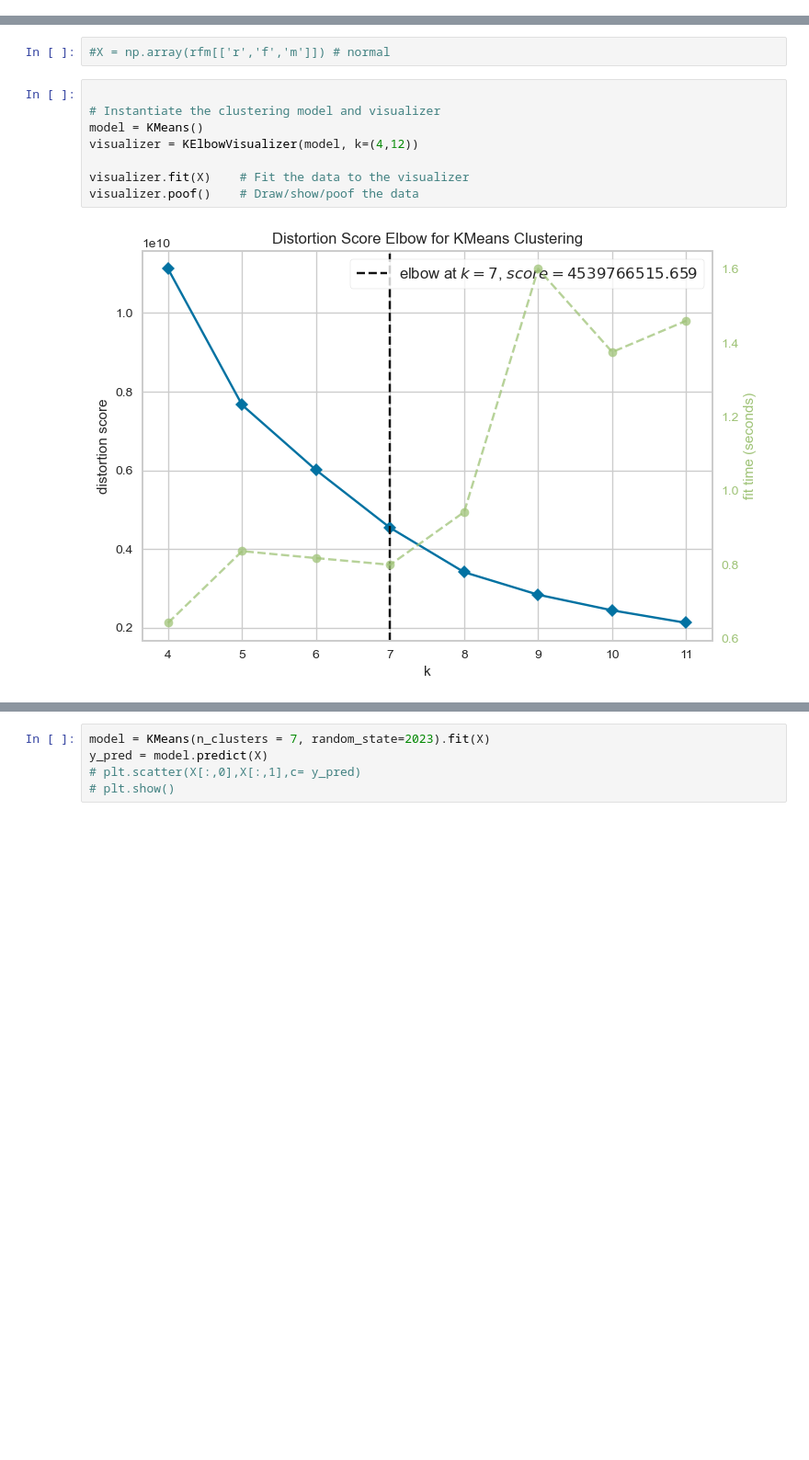
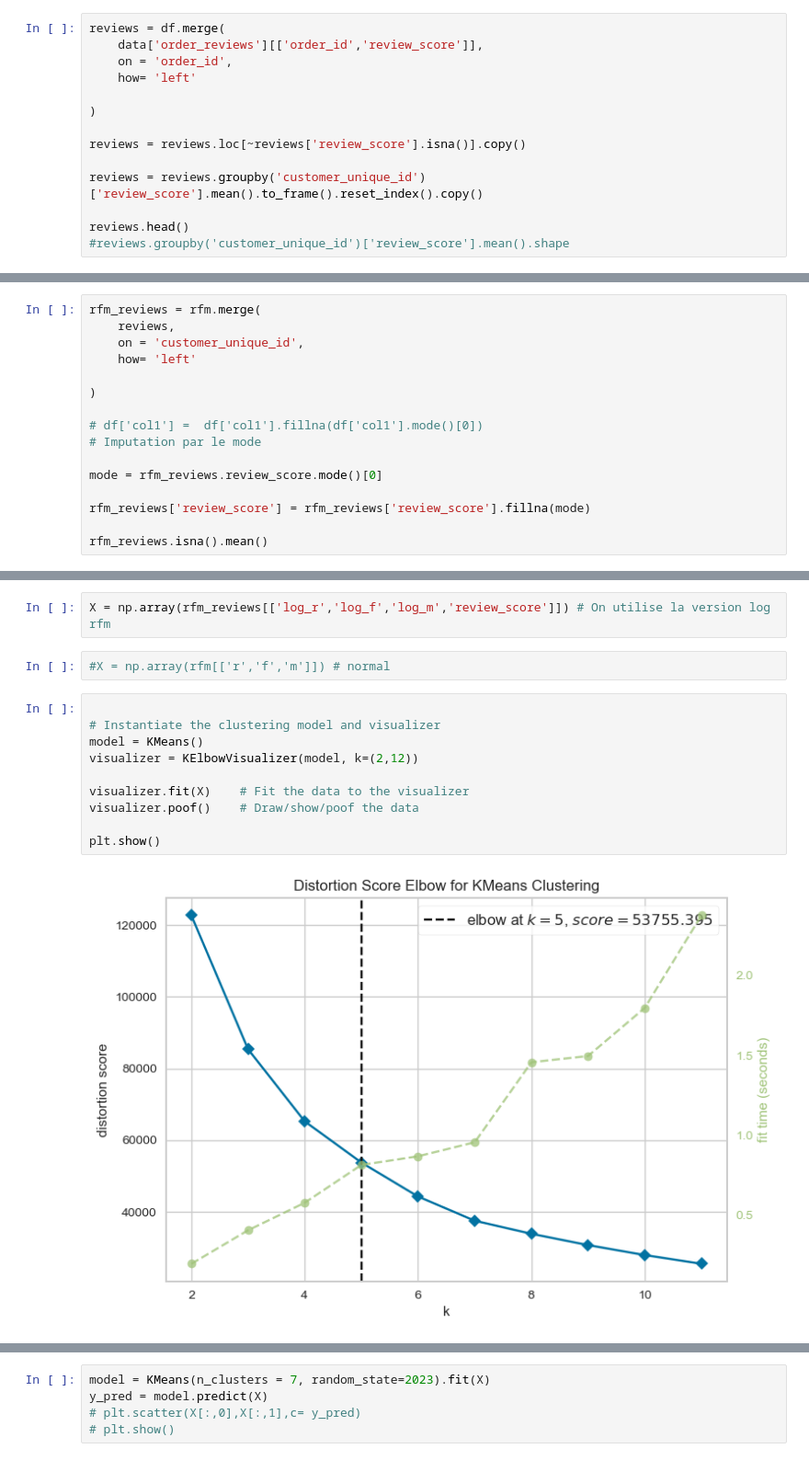
Before and after one commit to ArhurK/P5-Segmentez-les-clients-d-un-e-commerce, a Jupyter notebook: P5_Olist_Nettoyage.ipynb, the cells around one changed output, grey strips where cells are left out. Shown at 92% size. Saved outputs shown, nothing was run; the diff lists cells and outputs as text; blank space fills up the shorter version.

```diff
--- a/P5_Olist_Nettoyage.ipynb
+++ b/P5_Olist_Nettoyage.ipynb
@@ -537,0 +552,14 @@ rfm
+# %%
+reviews = df.merge(
+    data['order_reviews'][['order_id','review_score']],
+    on = 'order_id',
+    how= 'left'
+
+)
+
+reviews = reviews.loc[~reviews['review_score'].isna()].copy()
+
+reviews = reviews.groupby('customer_unique_id')['review_score'].mean().to_frame().reset_index().copy()
+
+reviews.head()
+#reviews.groupby('customer_unique_id')['review_score'].mean().shape
@@ -537,0 +573,16 @@ rfm
+# %%
+rfm_reviews = rfm.merge(
+    reviews,
+    on = 'customer_unique_id',
+    how= 'left'
+
+)
+
+# df['col1'] =  df['col1'].fillna(df['col1'].mode()[0])
+# Imputation par le mode
+
+mode = rfm_reviews.review_score.mode()[0]
+
+rfm_reviews['review_score'] = rfm_reviews['review_score'].fillna(mode)
+
+rfm_reviews.isna().mean()
@@ -554,12 +703,16 @@ X = np.array(rfm[['log_r','log_f','log_m']]) # On utilise la version log rfm
+# %%
+X = np.array(rfm_reviews[['log_r','log_f','log_m','review_score']]) # On utilise la version log rfm
 # %%
 #X = np.array(rfm[['r','f','m']]) # normal
 # %%
 
 # Instantiate the clustering model and visualizer
 model = KMeans()
-visualizer = KElbowVisualizer(model, k=(4,12))
+visualizer = KElbowVisualizer(model, k=(2,12))
 
 visualizer.fit(X)    # Fit the data to the visualizer
 visualizer.poof()    # Draw/show/poof the data
+
+plt.show()
 # %% [output]
-[figure, old version]
+[figure, new version]
```
Also changed, not shown: parts of 64 cells of this notebook.
